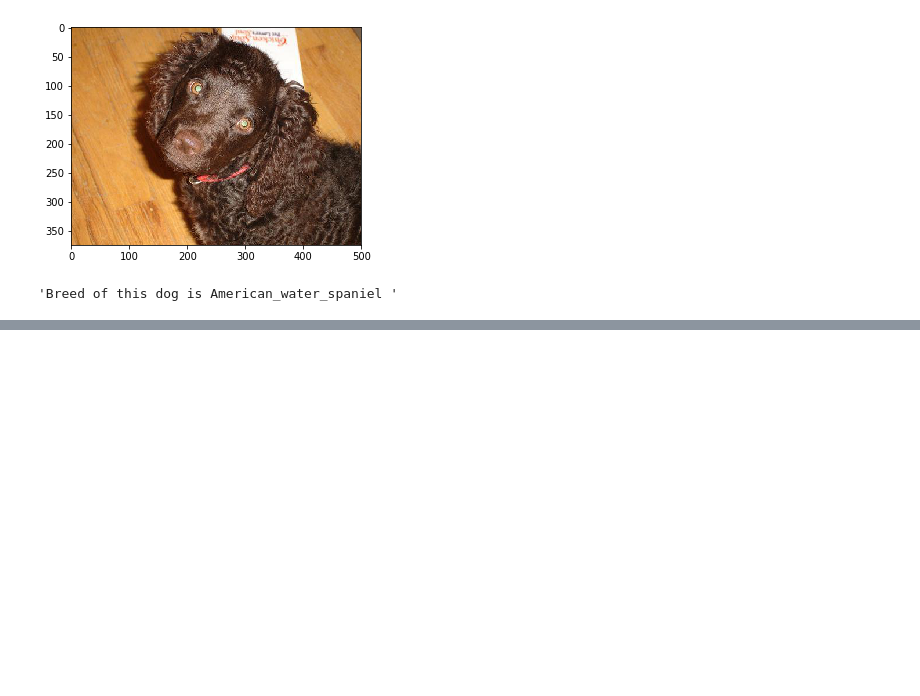
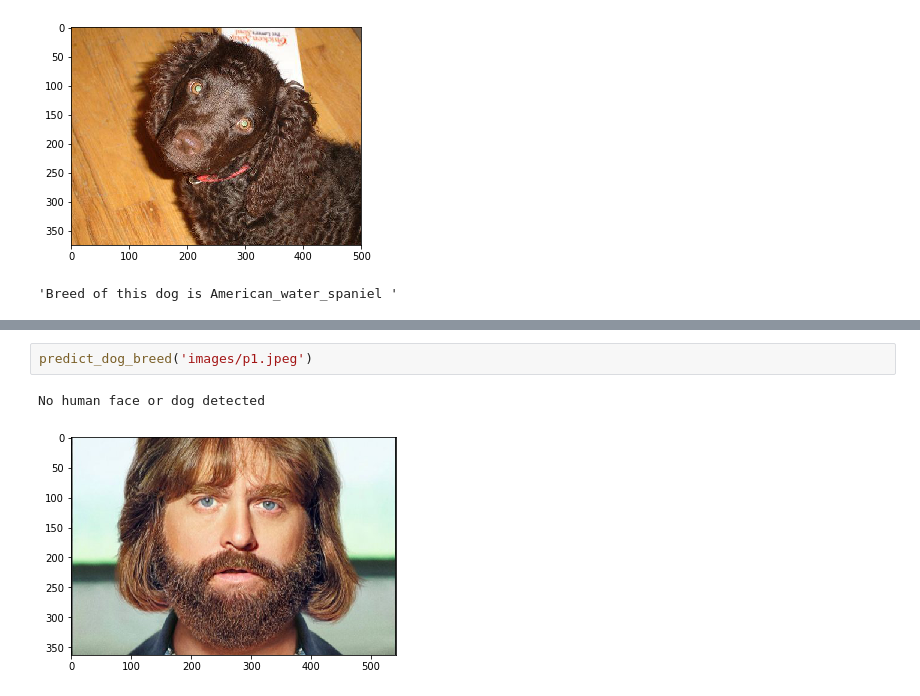
Before and after one commit to raghuchilukamari/dog-project, a Jupyter notebook: dog_app.ipynb, the cells around one changed output, grey strips where cells are left out. Drawn from its saved outputs; the diff is of its cells as text; blank space fills up the shorter version.

```diff
--- a/dog_app.ipynb
+++ b/dog_app.ipynb
@@ -803,0 +826,5 @@ Detected a human face
+# %%
+predict_dog_breed('images/p1.jpeg')
+# %% [output]
+No human face or dog detected
+[figure, added]
```
Also changed, not shown: parts of 18 cells of this notebook, 5 other files.
